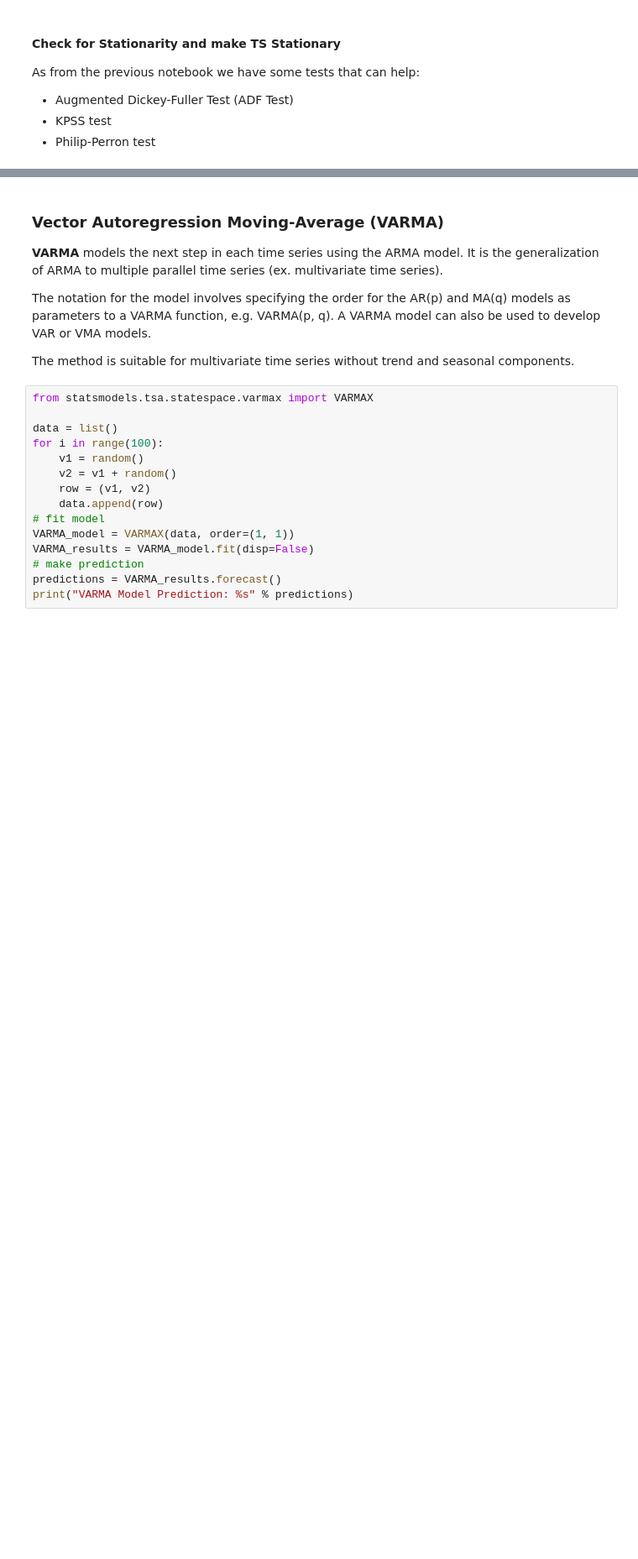
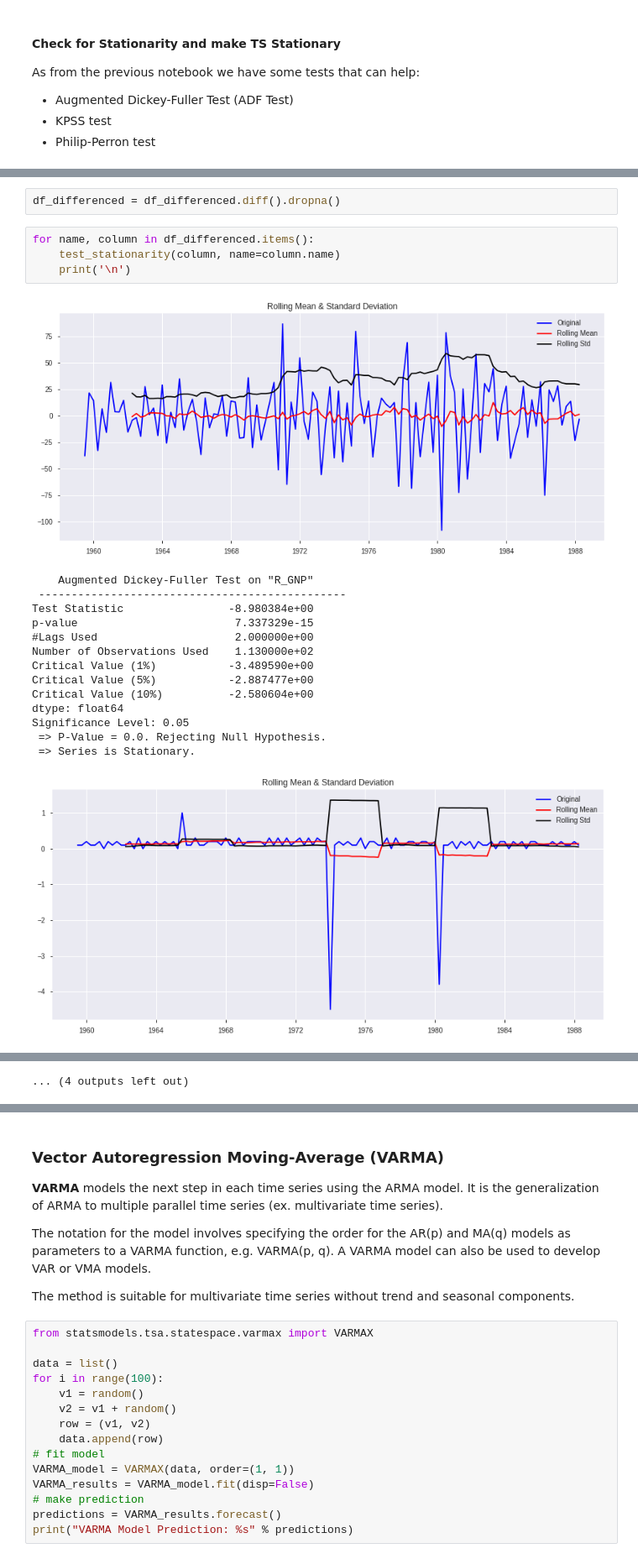
Before and after one commit to jgdelrio/tutorials, a Jupyter notebook: TimeSeries/02_Classical_TS_Forecasting_Cont.ipynb, the cells around one changed output, grey strips where cells are left out. Shown at 84% size. Drawn from its saved outputs; the diff is of its cells as text; blank space fills up the shorter version.

```diff
--- a/TimeSeries/02_Classical_TS_Forecasting_Cont.ipynb
+++ b/TimeSeries/02_Classical_TS_Forecasting_Cont.ipynb
@@ -322,0 +481,22 @@ As from the previous notebook we have some tests that can help:
+# %%
+df_differenced = df_differenced.diff().dropna()
+# %%
+for name, column in df_differenced.items():
+    test_stationarity(column, name=column.name)
+    print('\n')
+# %% [output]
+[figure, added]
+    Augmented Dickey-Fuller Test on "R_GNP"
+ -----------------------------------------------
+Test Statistic                -8.980384e+00
+p-value                        7.337329e-15
+#Lags Used                     2.000000e+00
+Number of Observations Used    1.130000e+02
+Critical Value (1%)           -3.489590e+00
+Critical Value (5%)           -2.887477e+00
+Critical Value (10%)          -2.580604e+00
+dtype: float64
+Significance Level: 0.05
+ => P-Value = 0.0. Rejecting Null Hypothesis.
+ => Series is Stationary.
+[figure, added]
@@ -322,0 +572 @@ As from the previous notebook we have some tests that can help:
+... (4 outputs left out)
```
Also changed, not shown: parts of 29 cells of this notebook, 1 other file.
